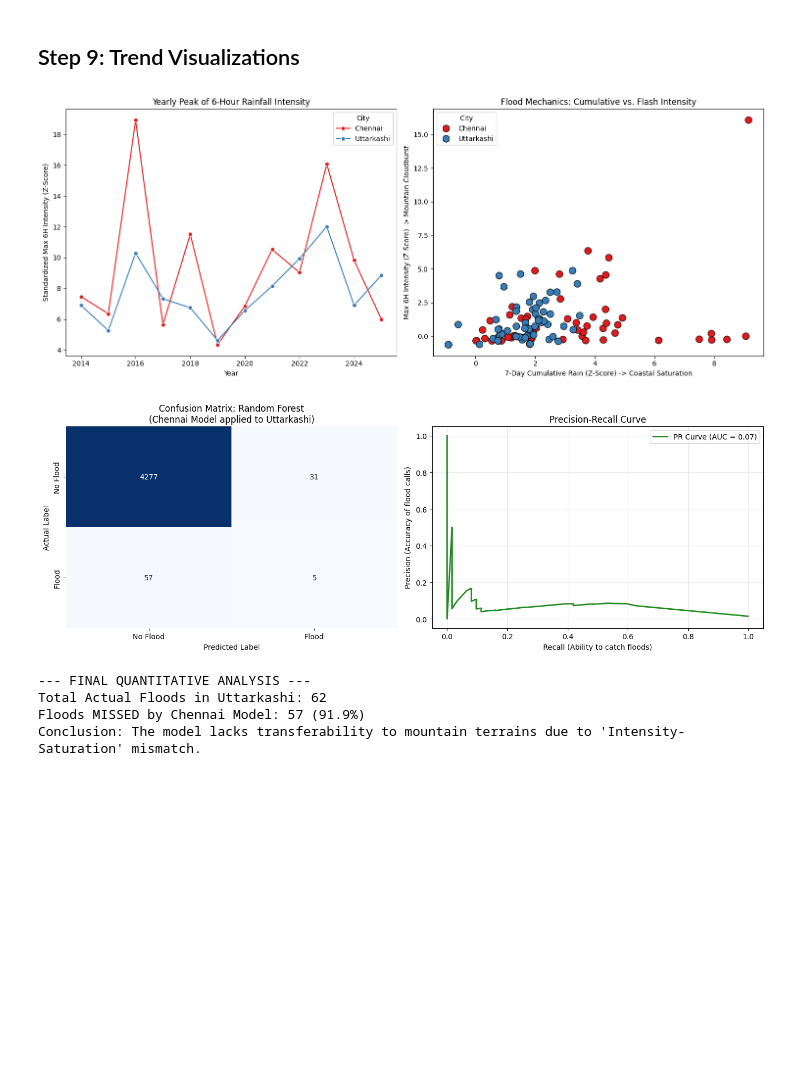
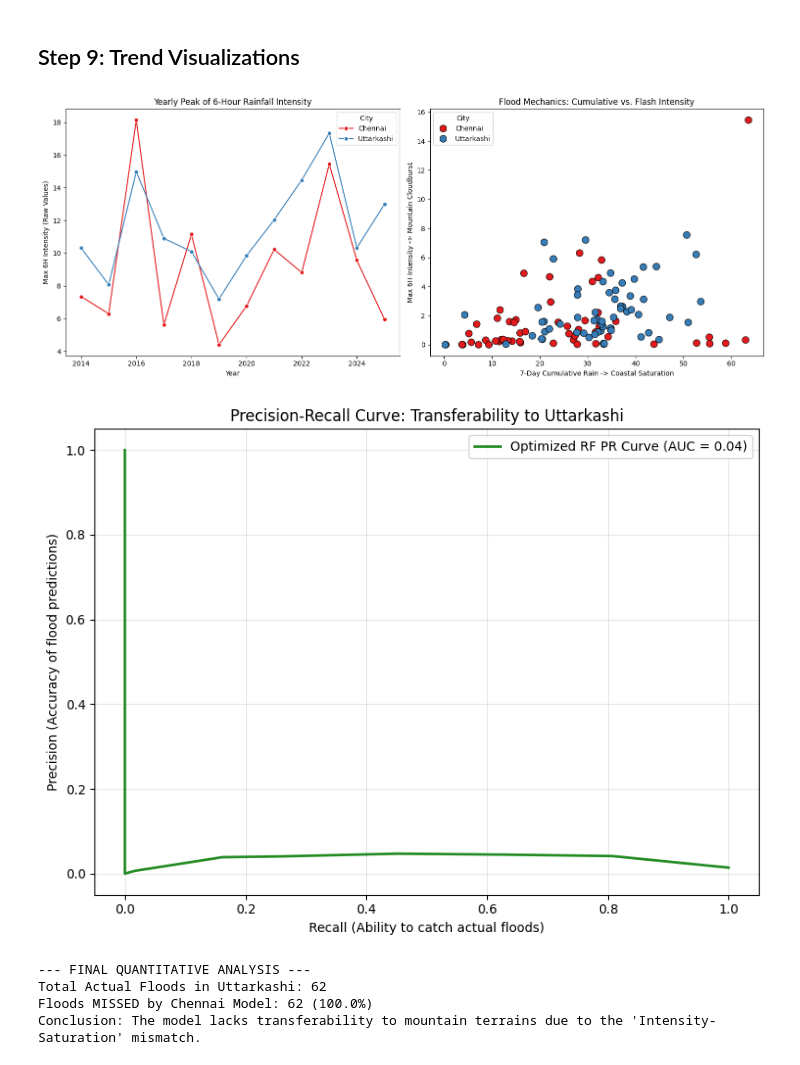
Before and after one commit to shahaarya465/Research-Methodology-6th-Sem, a Jupyter notebook: chennai_uttarkashi.ipynb, the cells around one changed output. Saved outputs shown, nothing was run; the diff lists cells and outputs as text; code cells hidden in the pictures; blank space fills up the shorter version.

```diff
--- a/chennai_uttarkashi.ipynb
+++ b/chennai_uttarkashi.ipynb
@@ -89,19 +93,19 @@ def feature_engineering(df, location_col_name):
     return df
 
 def create_target_variable(df, city_name):
-    df['Flood_Label'] = 0
+    df['Flood'] = 0  # <--- UPDATED THIS LINE
     df['City'] = city_name
 
     if city_name == 'Chennai':
         mask_2015 = (df['Date'] >= '2015-11-08') & (df['Date'] <= '2015-12-15')
         mask_2023 = (df['Date'] >= '2023-11-25') & (df['Date'] <= '2023-12-10')
-        df.loc[mask_2015 | mask_2023, 'Flood_Label'] = 1
+        df.loc[mask_2015 | mask_2023, 'Flood'] = 1
 
     elif city_name == 'Uttarkashi':
         mask_2018 = (df['Date'] >= '2018-07-01') & (df['Date'] <= '2018-07-31')
         mask_2019 = (df['Date'] >= '2019-08-01') & (df['Date'] <= '2019-08-20')
         mask_2021 = (df['Date'] >= '2021-10-15') & (df['Date'] <= '2021-10-25')
-        df.loc[mask_2018 | mask_2019 | mask_2021, 'Flood_Label'] = 1
+        df.loc[mask_2018 | mask_2019 | mask_2021, 'Flood'] = 1
 
     return df
 
@@ -227,0 +220,11 @@ Confusion Matrix:
+# %%
+# Prepare the validation data chronologically
+df_uttarkashi = df_uttarkashi.sort_values(by='Date')
+
+# Drop target and metadata columns to isolate features
+X_uttarkashi = df_uttarkashi.drop(columns=['Flood', 'Date', 'City', 'Dist_Name'], errors='ignore')
+y_uttarkashi = df_uttarkashi['Flood']
+
+# Evaluate the optimized Random Forest Pipeline on the new terrain
+# (The pipeline will automatically scale X_uttarkashi using the Chennai scaler!)
+evaluate_model(best_rf_model, X_uttarkashi, y_uttarkashi, 'Optimized Random Forest (Chennai -> Uttarkashi)')
@@ -251,7 +269,7 @@ plt.show()
 ## Step 9: Trend Visualizations
 # %%
 # Combine datasets for visualization
-df_combined = pd.concat([df_chennai, df_val])
+df_combined = pd.concat([df_chennai, df_uttarkashi])
 
 # Re-extract Year for trend plotting
 df_combined['Year'] = df_combined['Date'].dt.year
@@ -259,64 +277,57 @@ df_combined['Year'] = df_combined['Date'].dt.year
 fig, axes = plt.subplots(1, 2, figsize=(15, 6))
 
 # Plot 1: Trend of Extreme Intensity (Yearly Max of 6H Intensity)
-# We take the max() to see how the worst single day of each year compares across terrains
 yearly_max = df_combined.groupby(['Year', 'City'])['Max_6H_Intensity'].max().reset_index()
 sns.lineplot(data=yearly_max, x='Year', y='Max_6H_Intensity', hue='City', marker='o', palette='Set1', ax=axes[0])
 axes[0].set_title("Yearly Peak of 6-Hour Rainfall Intensity")
-axes[0].set_ylabel("Standardized Max 6H Intensity (Z-Score)")
+axes[0].set_ylabel("Max 6H Intensity (Raw Values)")
 axes[0].set_xlabel("Year")
 
 # Plot 2: Scatter plot of flooding mechanisms (FLOOD DAYS ONLY)
-flood_days = df_combined[df_combined['Flood_Label'] == 1]
+flood_days = df_combined[df_combined['Flood'] == 1]
 sns.scatterplot(data=flood_days, x='Rain_7D_Cumulative', y='Max_6H_Intensity', hue='City', s=100, palette='Set1', edgecolor='black', ax=axes[1])
 axes[1].set_title("Flood Mechanics: Cumulative vs. Flash Intensity")
-axes[1].set_xlabel("7-Day Cumulative Rain (Z-Score) -> Coastal Saturation")
-axes[1].set_ylabel("Max 6H Intensity (Z-Score) -> Mountain Cloudburst")
+axes[1].set_xlabel("7-Day Cumulative Rain -> Coastal Saturation")
+axes[1].set_ylabel("Max 6H Intensity -> Mountain Cloudburst")
 
 plt.tight_layout()
 plt.show()
 # %% [output]
-[figure, old version]
+[figure, new version]
 # %%
-# 1. Plot Professional Confusion Matrix Heatmap
-plt.figure(figsize=(14, 5))
+plt.figure(figsize=(8, 6))
 
-plt.subplot(1, 2, 1)
-cm = confusion_matrix(y_val, rf_model.predict(X_val))
-sns.heatmap(cm, annot=True, fmt='d', cmap='Blues', cbar=False,
-            xticklabels=['No Flood', 'Flood'],
-            yticklabels=['No Flood', 'Flood'])
-plt.title("Confusion Matrix: Random Forest\n(Chennai Model applied to Uttarkashi)")
-plt.xlabel("Predicted Label")
-plt.ylabel("Actual Label")
-
-# 2. Plot Precision-Recall Curve
-# This is better than ROC-AUC for imbalanced flood data
-plt.subplot(1, 2, 2)
-y_probs = rf_model.predict_proba(X_val)[:, 1]
-precision, recall, _ = precision_recall_curve(y_val, y_probs)
+# The pipeline automatically scales the data before predicting probabilities!
+y_probs = best_rf_model.predict_proba(X_uttarkashi)[:, 1]
+precision, recall, _ = precision_recall_curve(y_uttarkashi, y_probs)
 pr_auc = auc(recall, precision)
 
-plt.plot(recall, precision, label=f'PR Curve (AUC = {pr_auc:.2f})', color='forestgreen', lw=2)
-plt.xlabel('Recall (Ability to catch floods)')
-plt.ylabel('Precision (Accuracy of flood calls)')
-plt.title('Precision-Recall Curve')
+plt.plot(recall, precision, label=f'Optimized RF PR Curve (AUC = {pr_auc:.2f})', color='forestgreen', lw=2)
+plt.xlabel('Recall (Ability to catch actual floods)')
+plt.ylabel('Precision (Accuracy of flood predictions)')
+plt.title('Precision-Recall Curve: Transferability to Uttarkashi')
 plt.legend(loc="upper right")
 plt.grid(alpha=0.3)
 
 plt.tight_layout()
 plt.show()
 # %% [output]
-[figure, old version]
+[figure, new version]
 # %%
 print("--- FINAL QUANTITATIVE ANALYSIS ---")
+
+# Generate predictions and the confusion matrix for the final tally
+y_pred_uttarkashi = best_rf_model.predict(X_uttarkashi)
+cm = confusion_matrix(y_uttarkashi, y_pred_uttarkashi)
+
 missed_floods = cm[1,0]
 total_actual_floods = cm[1,0] + cm[1,1]
+
 print(f"Total Actual Floods in Uttarkashi: {total_actual_floods}")
 print(f"Floods MISSED by Chennai Model: {missed_floods} ({ (missed_floods/total_actual_floods)*100 :.1f}%)")
-print(f"Conclusion: The model lacks transferability to mountain terrains due to 'Intensity-Saturation' mismatch.")
+print("Conclusion: The model lacks transferability to mountain terrains due to the 'Intensity-Saturation' mismatch.")
 # %% [output]
 --- FINAL QUANTITATIVE ANALYSIS ---
 Total Actual Floods in Uttarkashi: 62
-Floods MISSED by Chennai Model: 57 (91.9%)
-Conclusion: The model lacks transferability to mountain terrains due to 'Intensity-Saturation' mismatch.
+Floods MISSED by Chennai Model: 62 (100.0%)
+Conclusion: The model lacks transferability to mountain terrains due to the 'Intensity-Saturation' mismatch.
```
Also changed, not shown: parts of 18 cells of this notebook, 1 other file.
